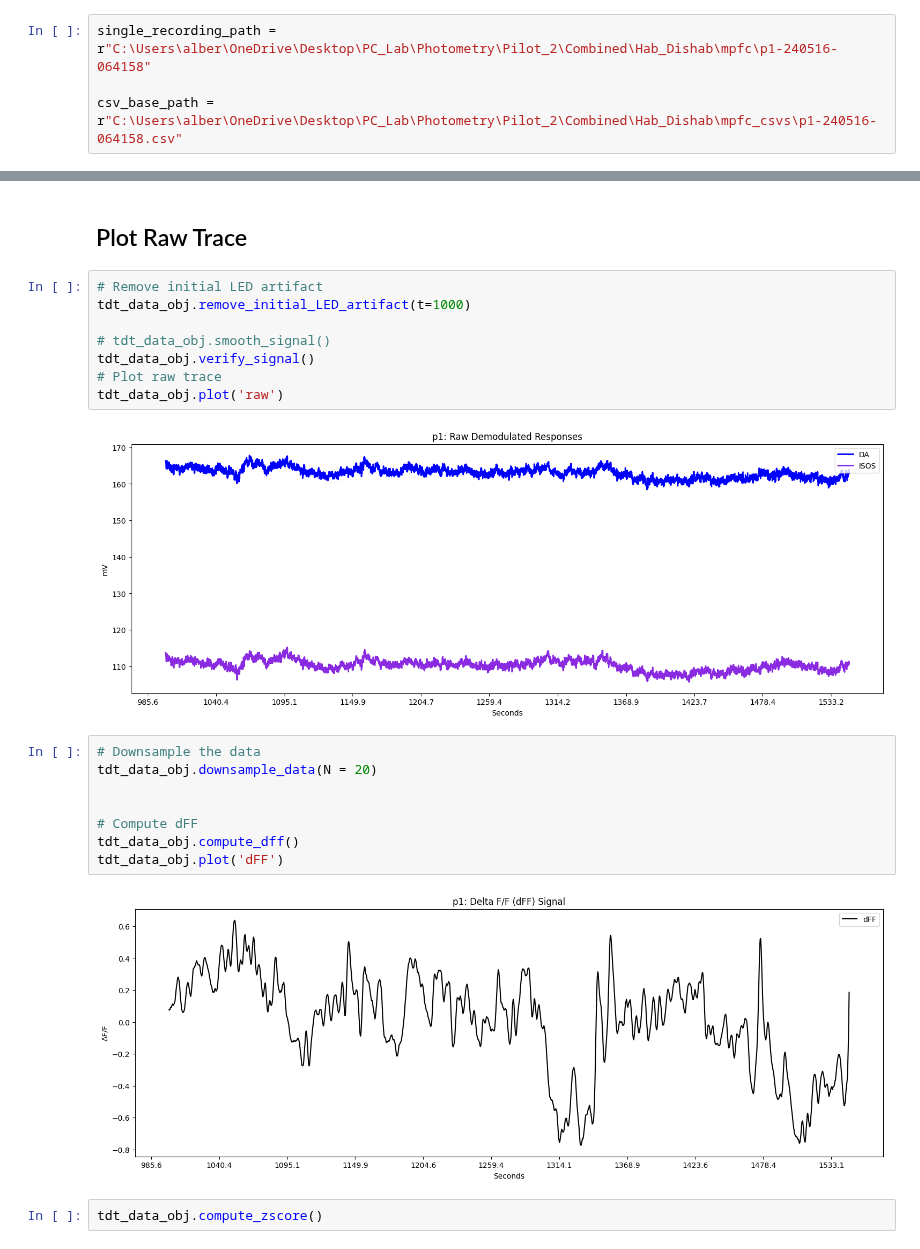
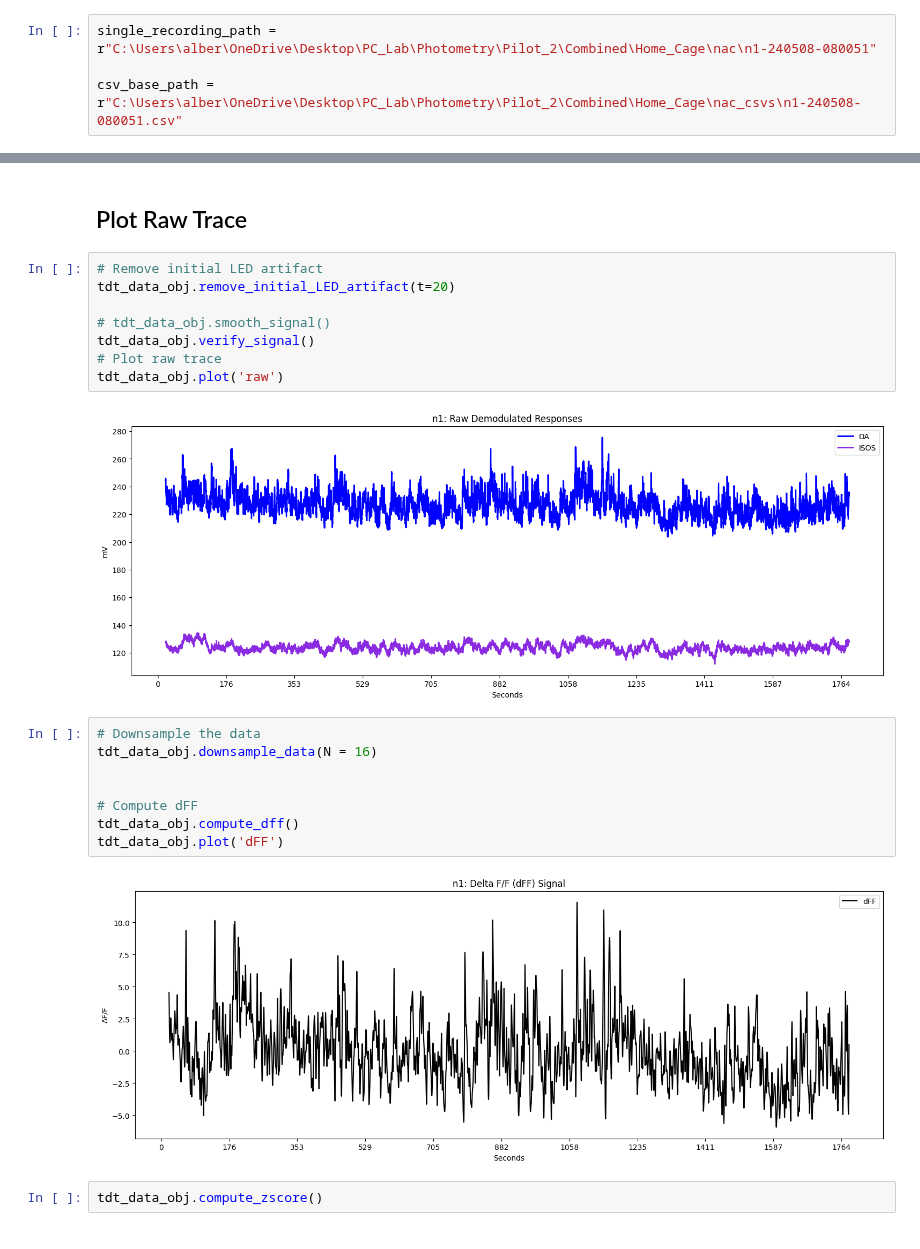
Before and after one commit to AlbertLeei/PCLAB_Photometry, a Jupyter notebook: P2_Code/test_single.ipynb, the cells around one changed output, grey strips where cells are left out. Cells and saved outputs as stored; diff of their text form.

```diff
--- a/P2_Code/test_single.ipynb
+++ b/P2_Code/test_single.ipynb
@@ -17,7 +10,7 @@ from single_tdt_class import *
 # %%
-single_recording_path = r"C:\Users\alber\OneDrive\Desktop\PC_Lab\Photometry\Pilot_2\Combined\Hab_Dishab\mpfc\p1-240516-064158"
+single_recording_path = r"C:\Users\alber\OneDrive\Desktop\PC_Lab\Photometry\Pilot_2\Combined\Home_Cage\nac\n1-240508-080051"
 
-csv_base_path = r"C:\Users\alber\OneDrive\Desktop\PC_Lab\Photometry\Pilot_2\Combined\Hab_Dishab\mpfc_csvs\p1-240516-064158.csv"
+csv_base_path = r"C:\Users\alber\OneDrive\Desktop\PC_Lab\Photometry\Pilot_2\Combined\Home_Cage\nac_csvs\n1-240508-080051.csv"
 # %% [markdown]
 ## Bout Data from CSV
 # %%
@@ -36,24 +29,24 @@ read from t=0s to t=1547.64s
 ## Plot Raw Trace
 # %%
 # Remove initial LED artifact
-tdt_data_obj.remove_initial_LED_artifact(t=1000)
+tdt_data_obj.remove_initial_LED_artifact(t=20)
 
 # tdt_data_obj.smooth_signal()
 tdt_data_obj.verify_signal()
 # Plot raw trace
 tdt_data_obj.plot('raw')
 # %% [output]
-[figure, old version]
+[figure, new version]
 # %%
 # Downsample the data
-tdt_data_obj.downsample_data(N = 20)
+tdt_data_obj.downsample_data(N = 16)
 
 
 # Compute dFF
 tdt_data_obj.compute_dff()
 tdt_data_obj.plot('dFF')
 # %% [output]
-[figure, old version]
+[figure, new version]
 # %%
 tdt_data_obj.compute_zscore()
 # %%
```
Also changed, not shown: parts of 10 cells of this notebook, 5 other files.
